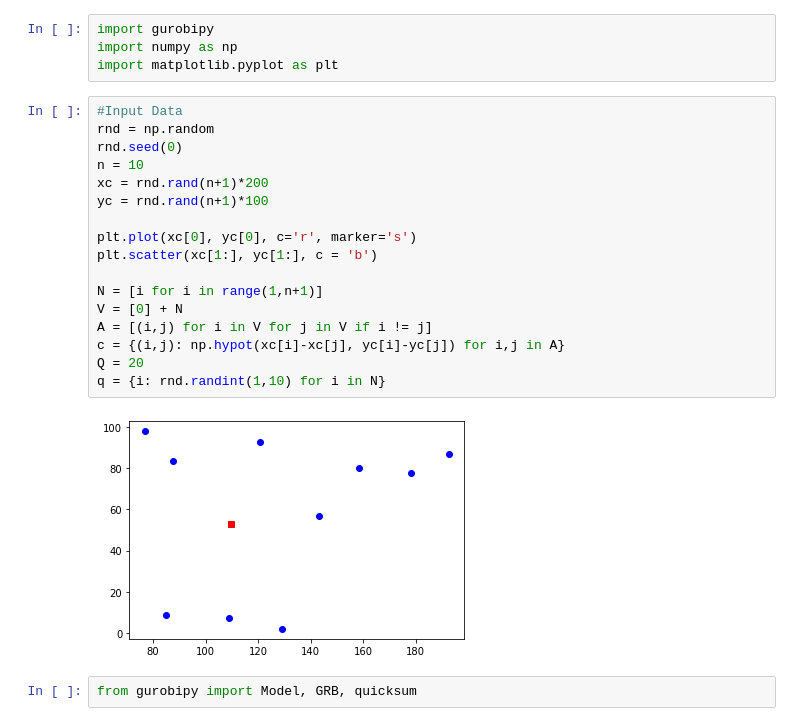
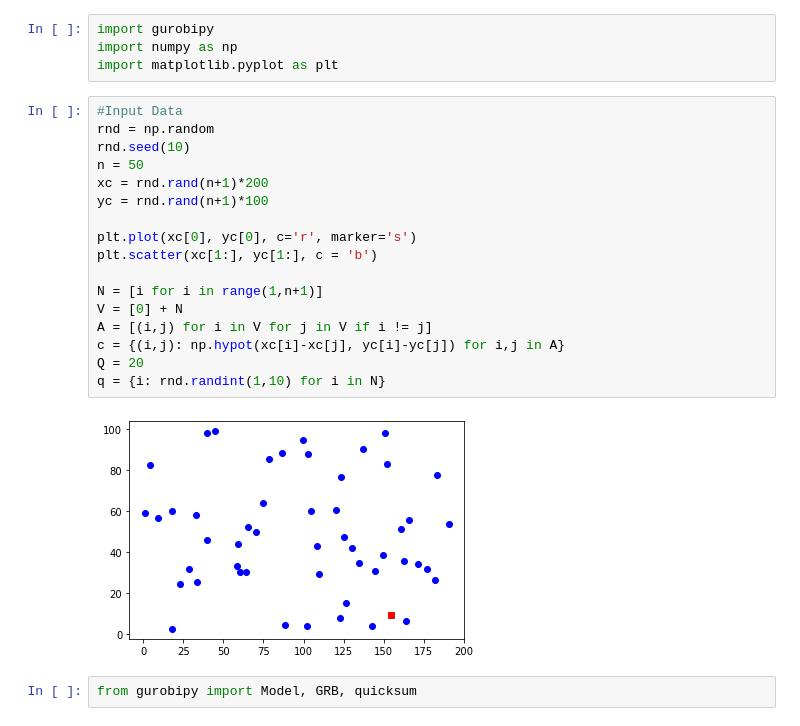
Before and after one commit to EduKru/An-Optimization-Portfolio-Decision-Science, a Jupyter notebook: VRP/VRP-gurobi.ipynb, the cells around one changed output. Saved outputs shown, nothing was run; the diff lists cells and outputs as text.

Commit message:
output visualized
gurobi VRP

```diff
--- a/VRP/VRP-gurobi.ipynb
+++ b/VRP/VRP-gurobi.ipynb
@@ -5,22 +5,22 @@ import matplotlib.pyplot as plt
 # %%
 #Input Data
 rnd = np.random
-rnd.seed(0)
-n = 10
+rnd.seed(10)
+n = 50
 xc = rnd.rand(n+1)*200
 yc = rnd.rand(n+1)*100
 
 plt.plot(xc[0], yc[0], c='r', marker='s')
 plt.scatter(xc[1:], yc[1:], c = 'b')
 
 N = [i for i in range(1,n+1)]
 V = [0] + N
 A = [(i,j) for i in V for j in V if i != j]
 c = {(i,j): np.hypot(xc[i]-xc[j], yc[i]-yc[j]) for i,j in A}
 Q = 20
 q = {i: rnd.randint(1,10) for i in N}
 # %% [output]
-[figure, old version]
+[figure, new version]
 # %%
 from gurobipy import Model, GRB, quicksum
 # %%
```
Also changed, not shown: parts of 6 cells of this notebook.
